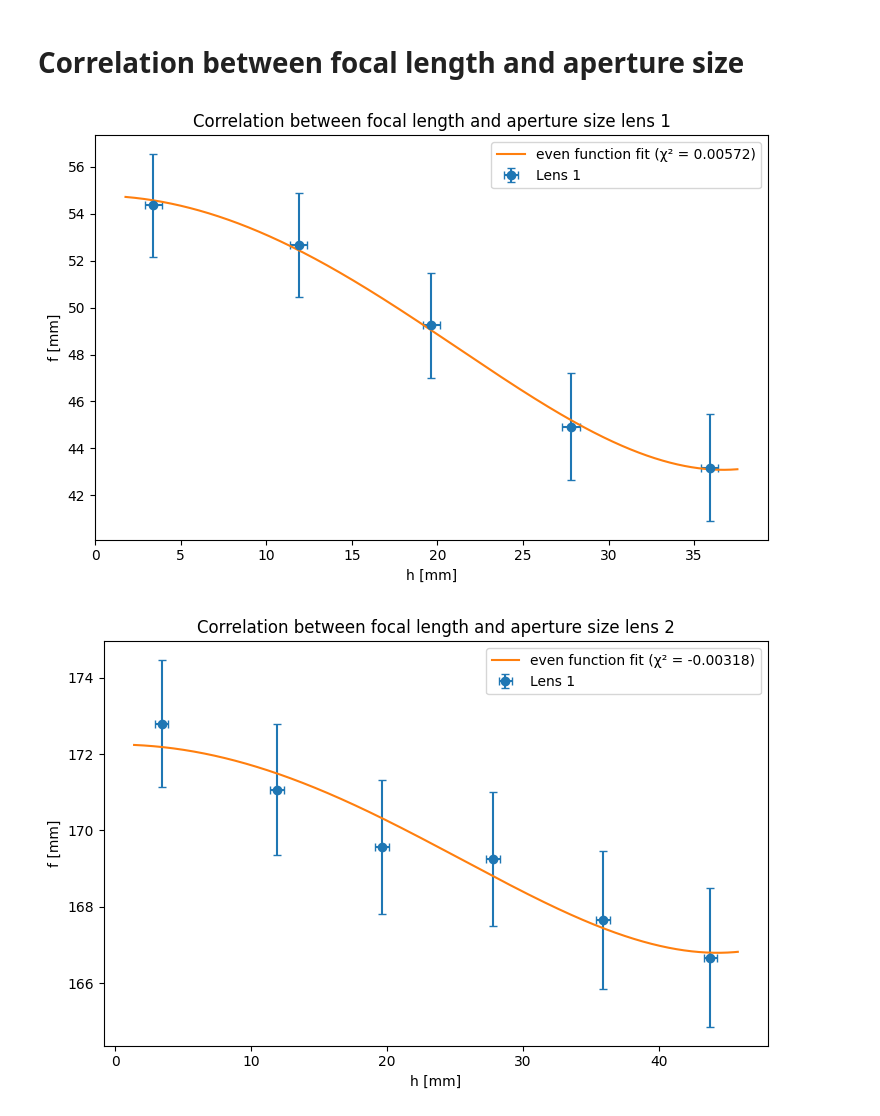
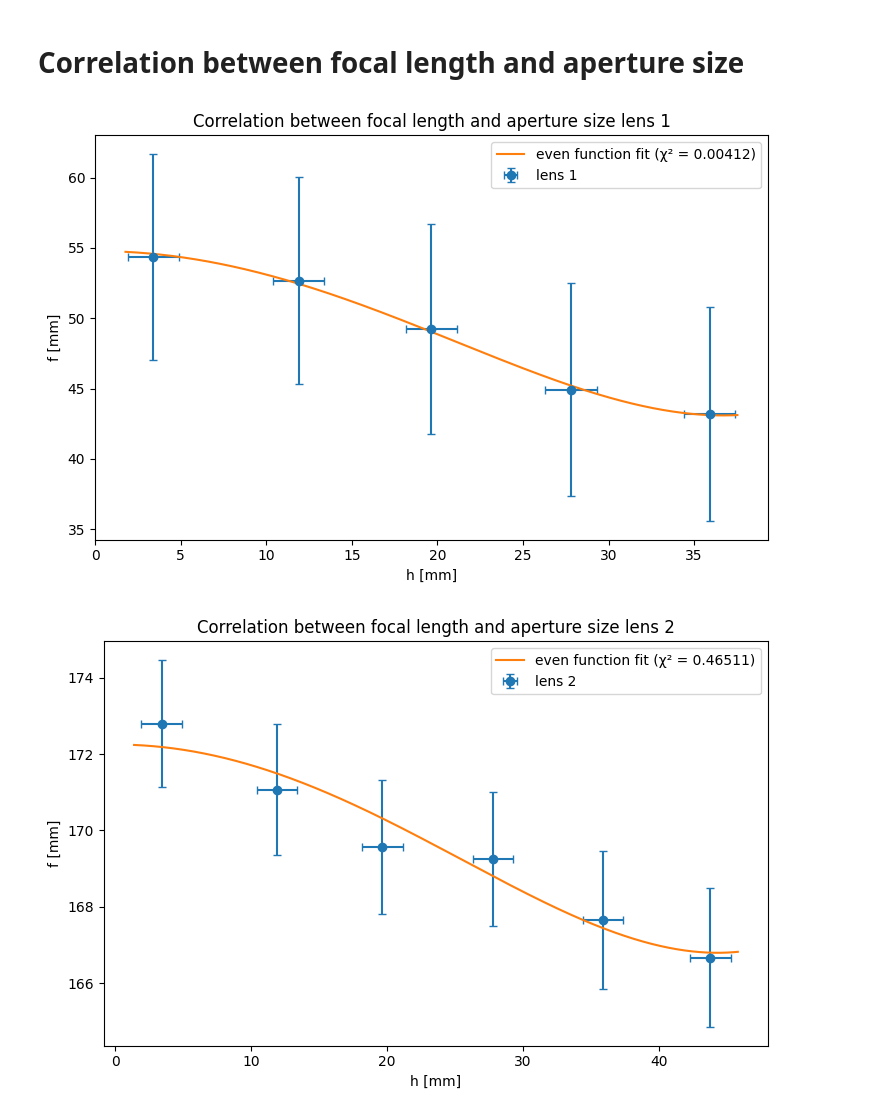
Before and after one commit to Mhfd10/P2_ETHZ_SS26, a Jupyter notebook: Geometrical Optics/main.ipynb, the cells around one changed output. Drawn from its saved outputs; the diff is of its cells as text; code cells hidden in the pictures.

Commit message:
corrected legend in the plots

```diff
--- a/Geometrical Optics/main.ipynb
+++ b/Geometrical Optics/main.ipynb
@@ -206,7 +206,7 @@ def f_BM_for_SA(lens):
     return (d**2-e**2)/(4*d)
 
 data_SA = np.loadtxt('SA.txt', delimiter=',')
-sigma_h = 0.5
+sigma_h = 1.5
 
 h_u = unumpy.uarray(data_SA[:,0], sigma_h)
 
@@ -222,7 +222,7 @@ lens_2_SA = np.array([h_u[5:], f_2_SA])
 # plot lens 1
 plt.figure(figsize=(7.5, 5))
 plt.style.use('default')
-plt.errorbar(unumpy.nominal_values(lens_1_SA[0]), unumpy.nominal_values(lens_1_SA[1]), xerr=unumpy.std_devs(lens_1_SA[0]), yerr=unumpy.std_devs(lens_1_SA[1]), fmt='o', label='Lens 1')
+plt.errorbar(unumpy.nominal_values(lens_1_SA[0]), unumpy.nominal_values(lens_1_SA[1]), xerr=unumpy.std_devs(lens_1_SA[0]), yerr=unumpy.std_devs(lens_1_SA[1]), fmt='o', capsize=3, label='Lens 1')
 
 plt.xlabel('h [m]')
 plt.ylabel('f [m]')
@@ -235,7 +235,7 @@ plt.show()
 # plot lens 2
 plt.figure(figsize=(7.5, 5))
 plt.style.use('default')
-plt.errorbar(unumpy.nominal_values(lens_2_SA[0]), unumpy.nominal_values(lens_2_SA[1]), xerr=unumpy.std_devs(lens_2_SA[0]), yerr=unumpy.std_devs(lens_2_SA[1]), fmt='o', label='Lens 2')
+plt.errorbar(unumpy.nominal_values(lens_2_SA[0]), unumpy.nominal_values(lens_2_SA[1]), xerr=unumpy.std_devs(lens_2_SA[0]), yerr=unumpy.std_devs(lens_2_SA[1]), fmt='o', capsize=3, label='Lens 2')
 
 plt.xlabel('h [m]')
 plt.ylabel('f [m]')
@@ -280,10 +280,10 @@ g0 = ufloat(g0_fit, g0_err)
 
 # chi2-score
 y_hat_lens_1 = even_func([a_fit, b_fit, f0_fit], unumpy.nominal_values(lens_1_SA[0]))
-chi2_lens_1 = np.sum((unumpy.nominal_values(lens_1_SA[1]) - y_hat_lens_1) / unumpy.std_devs(lens_1_SA[1])**2)
+chi2_lens_1 = np.sum((unumpy.nominal_values(lens_1_SA[1]) - y_hat_lens_1)**2 / unumpy.std_devs(lens_1_SA[1])**2)
 
 y_hat_lens_2 = even_func([c_fit, d_fit, g0_fit], unumpy.nominal_values(lens_2_SA[0]))
-chi2_lens_2 = np.sum((unumpy.nominal_values(lens_2_SA[1]) - y_hat_lens_2) / unumpy.std_devs(lens_2_SA[1])**2)
+chi2_lens_2 = np.sum((unumpy.nominal_values(lens_2_SA[1]) - y_hat_lens_2)**2 / unumpy.std_devs(lens_2_SA[1])**2)
 
 # plot lens 1
 h_min, h_max = np.min(unumpy.nominal_values(lens_1_SA[0])), np.max(unumpy.nominal_values(lens_1_SA[0]))
@@ -294,34 +294,34 @@ even_func_fit_lens_1 = even_func([a_fit, b_fit, f0_fit], h_fit)
 
 plt.figure(figsize=(7.5, 5))
 plt.style.use('default')
-plt.errorbar(unumpy.nominal_values(lens_1_SA[0]), unumpy.nominal_values(lens_1_SA[1]), xerr=unumpy.std_devs(lens_1_SA[0]), yerr=unumpy.std_devs(lens_1_SA[1]), fmt='o', capsize=3, label='Lens 1')
+plt.errorbar(unumpy.nominal_values(lens_1_SA[0]), unumpy.nominal_values(lens_1_SA[1]), xerr=unumpy.std_devs(lens_1_SA[0]), yerr=unumpy.std_devs(lens_1_SA[1]), fmt='o', capsize=3, label='lens 1')
 plt.plot(h_fit, even_func_fit_lens_1, '-', label=rf"even function fit (χ² = {chi2_lens_1:.5f})")
 plt.xlabel('h [mm]')
 plt.ylabel('f [mm]')
 plt.title(f'Correlation between focal length and aperture size lens 1')
 plt.legend(loc='best')
 plt.tight_layout()
 plt.savefig('Spherical_Aberration_correlation_lens_1.png', dpi=600)
 plt.show()
 
 # lens 2
 h_min, h_max = np.min(unumpy.nominal_values(lens_2_SA[0])), np.max(unumpy.nominal_values(lens_2_SA[0]))
 h_pad = 0.05 * (h_max - h_min)
 h_fit = np.linspace(h_min - h_pad, h_max + h_pad, 1000)
 
 even_func_fit_lens_2 = even_func([c_fit, d_fit, g0_fit], h_fit)
 
 plt.figure(figsize=(7.5, 5))
 plt.style.use('default')
-plt.errorbar(unumpy.nominal_values(lens_2_SA[0]), unumpy.nominal_values(lens_2_SA[1]), xerr=unumpy.std_devs(lens_2_SA[0]), yerr=unumpy.std_devs(lens_2_SA[1]), fmt='o', capsize=3, label='Lens 1')
+plt.errorbar(unumpy.nominal_values(lens_2_SA[0]), unumpy.nominal_values(lens_2_SA[1]), xerr=unumpy.std_devs(lens_2_SA[0]), yerr=unumpy.std_devs(lens_2_SA[1]), fmt='o', capsize=3, label='lens 2')
 plt.plot(h_fit, even_func_fit_lens_2, '-', label=rf"even function fit (χ² = {chi2_lens_2:.5f})")
 plt.xlabel('h [mm]')
 plt.ylabel('f [mm]')
 plt.title(f'Correlation between focal length and aperture size lens 2')
 plt.legend(loc='best')
 plt.tight_layout()
 plt.savefig('Spherical_Aberration_correlation_lens_2.png', dpi=600)
 plt.show()
 # %% [output]
-[figure, old version]
+[figure, new version]
-[figure, old version]
+[figure, new version]
```
Also changed, not shown: parts of 5 cells of this notebook, 4 other files.
